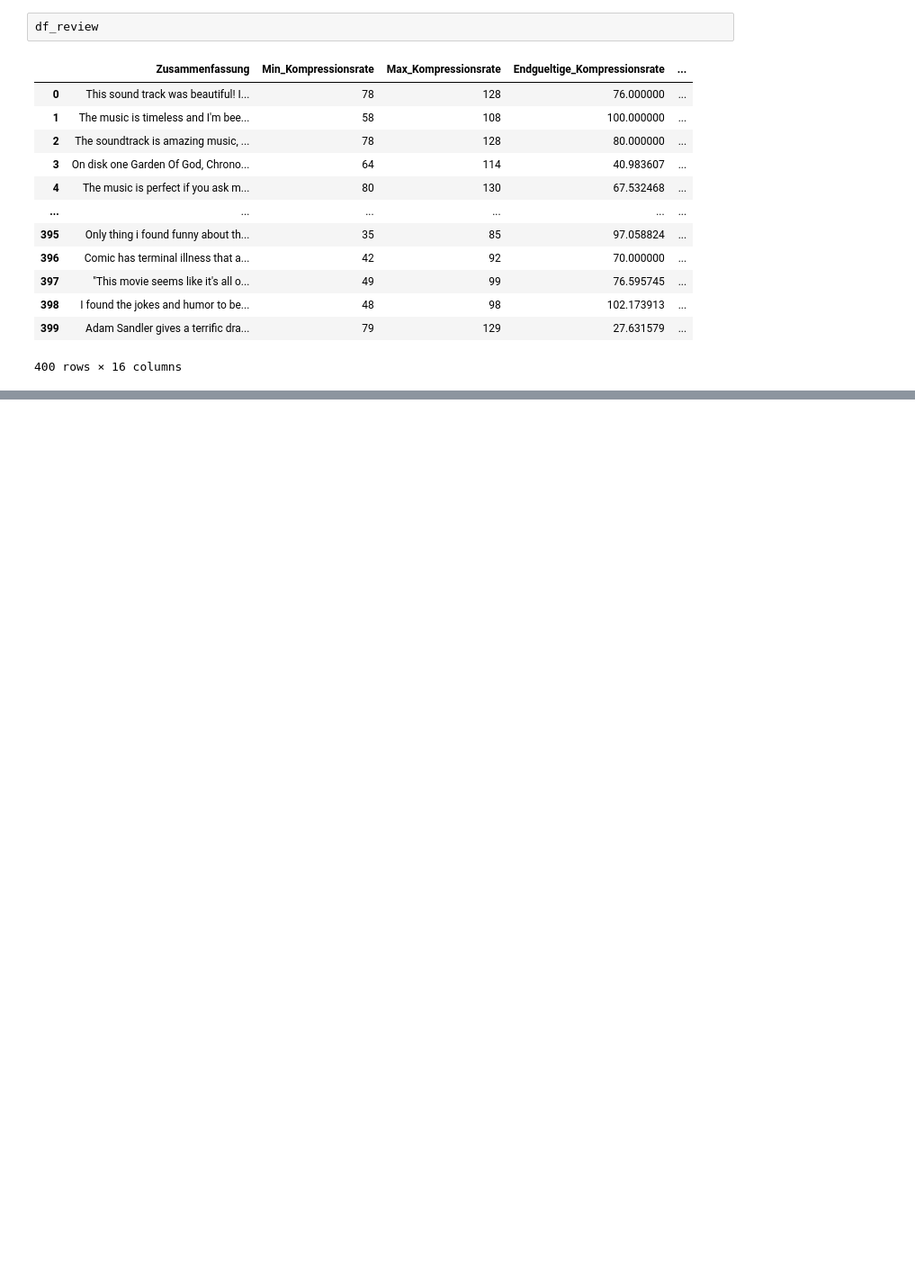
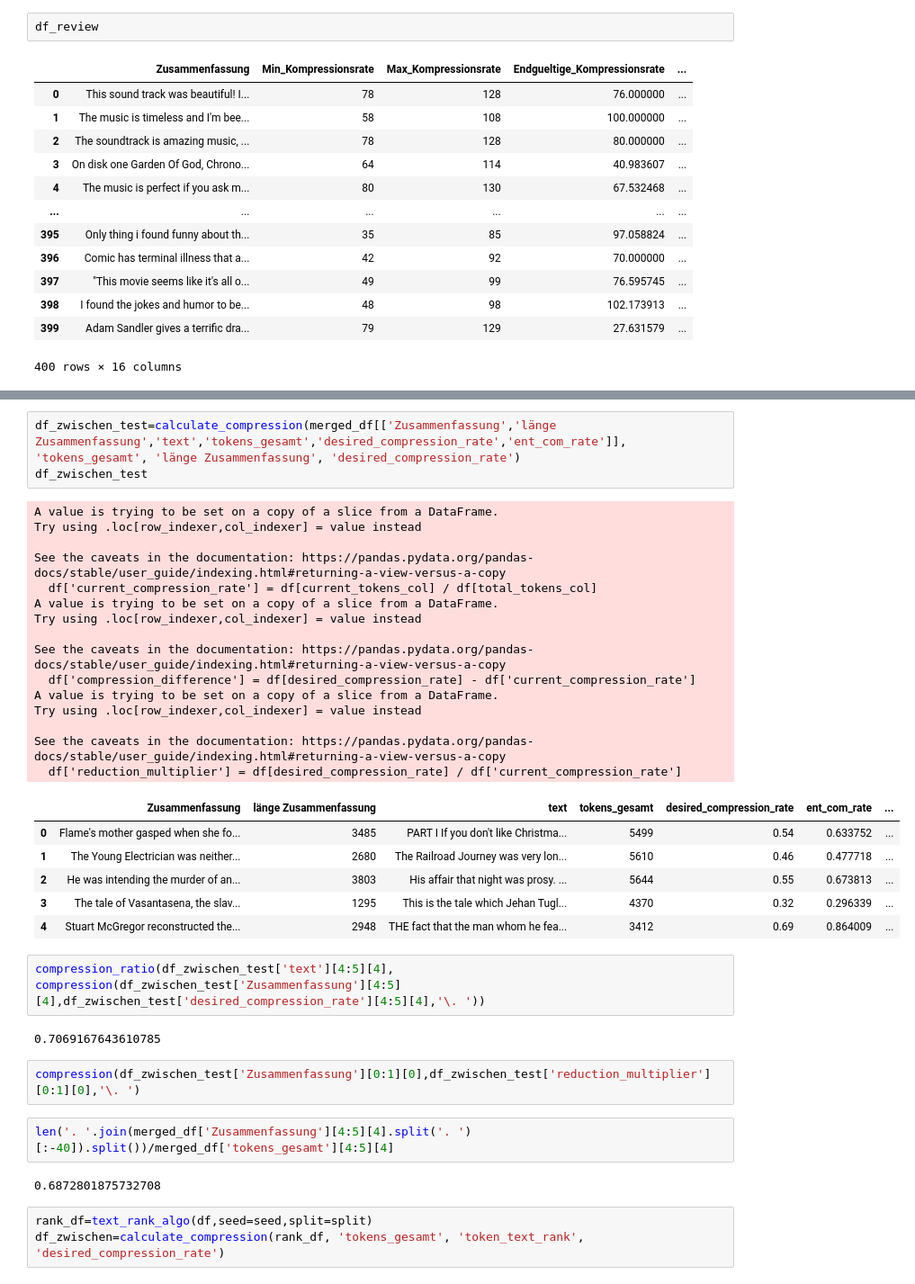
Before and after one commit to NICFRU/Projektrealisierung, a Jupyter notebook: colab.ipynb, the cells around one changed output, grey strips where cells are left out. Shown at 90% size. Cells and saved outputs as stored; diff of their text form; blank space fills up the shorter version.

```diff
--- a/colab.ipynb
+++ b/colab.ipynb
@@ -556,0 +532,38 @@ df_review
+# %%
+df_zwischen_test=calculate_compression(merged_df[['Zusammenfassung','länge Zusammenfassung','text','tokens_gesamt','desired_compression_rate','ent_com_rate']], 'tokens_gesamt', 'länge Zusammenfassung', 'desired_compression_rate')
+df_zwischen_test
+# %% [output]
+A value is trying to be set on a copy of a slice from a DataFrame.
+Try using .loc[row_indexer,col_indexer] = value instead
+
+See the caveats in the documentation: https://pandas.pydata.org/pandas-docs/stable/user_guide/indexing.html#returning-a-view-versus-a-copy
+  df['current_compression_rate'] = df[current_tokens_col] / df[total_tokens_col]
+A value is trying to be set on a copy of a slice from a DataFrame.
+Try using .loc[row_indexer,col_indexer] = value instead
+
+See the caveats in the documentation: https://pandas.pydata.org/pandas-docs/stable/user_guide/indexing.html#returning-a-view-versus-a-copy
+  df['compression_difference'] = df[desired_compression_rate] - df['current_compression_rate']
+A value is trying to be set on a copy of a slice from a DataFrame.
+Try using .loc[row_indexer,col_indexer] = value instead
+
+See the caveats in the documentation: https://pandas.pydata.org/pandas-docs/stable/user_guide/indexing.html#returning-a-view-versus-a-copy
+  df['reduction_multiplier'] = df[desired_compression_rate] / df['current_compression_rate']
+|  | Zusammenfassung | länge Zusammenfassung | text | tokens_gesamt | desired_compression_rate | ent_com_rate | ... |
+| 0 | Flame's mother gasped when she fo... | 3485 | PART I If you don't like Christma... | 5499 | 0.54 | 0.633752 | ... |
+| 1 | The Young Electrician was neither... | 2680 | The Railroad Journey was very lon... | 5610 | 0.46 | 0.477718 | ... |
+| 2 | He was intending the murder of an... | 3803 | His affair that night was prosy. ... | 5644 | 0.55 | 0.673813 | ... |
+| 3 | The tale of Vasantasena, the slav... | 1295 | This is the tale which Jehan Tugl... | 4370 | 0.32 | 0.296339 | ... |
+| 4 | Stuart McGregor reconstructed the... | 2948 | THE fact that the man whom he fea... | 3412 | 0.69 | 0.864009 | ... |
+# %%
+compression_ratio(df_zwischen_test['text'][4:5][4], compression(df_zwischen_test['Zusammenfassung'][4:5][4],df_zwischen_test['desired_compression_rate'][4:5][4],'\. '))
+# %% [output]
+0.7069167643610785
+# %%
+compression(df_zwischen_test['Zusammenfassung'][0:1][0],df_zwischen_test['reduction_multiplier'][0:1][0],'\. ')
+# %%
+len('. '.join(merged_df['Zusammenfassung'][4:5][4].split('. ')[:-40]).split())/merged_df['tokens_gesamt'][4:5][4]
+# %% [output]
+0.6872801875732708
+# %%
+rank_df=text_rank_algo(df,seed=seed,split=split)
+df_zwischen=calculate_compression(rank_df, 'tokens_gesamt', 'token_text_rank', 'desired_compression_rate')
```
Also changed, not shown: parts of 15 cells of this notebook.
